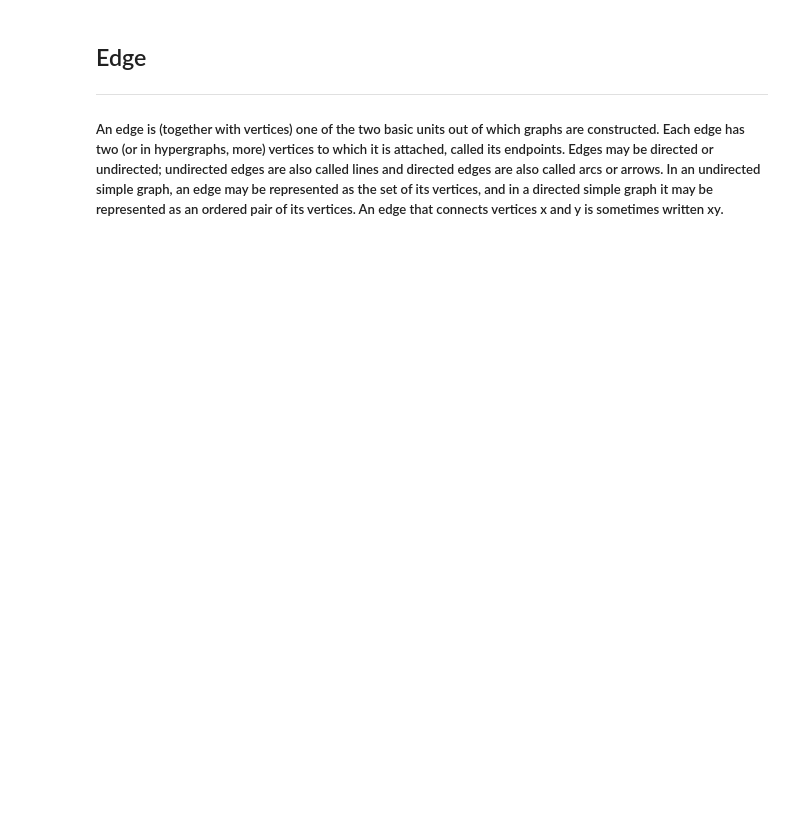
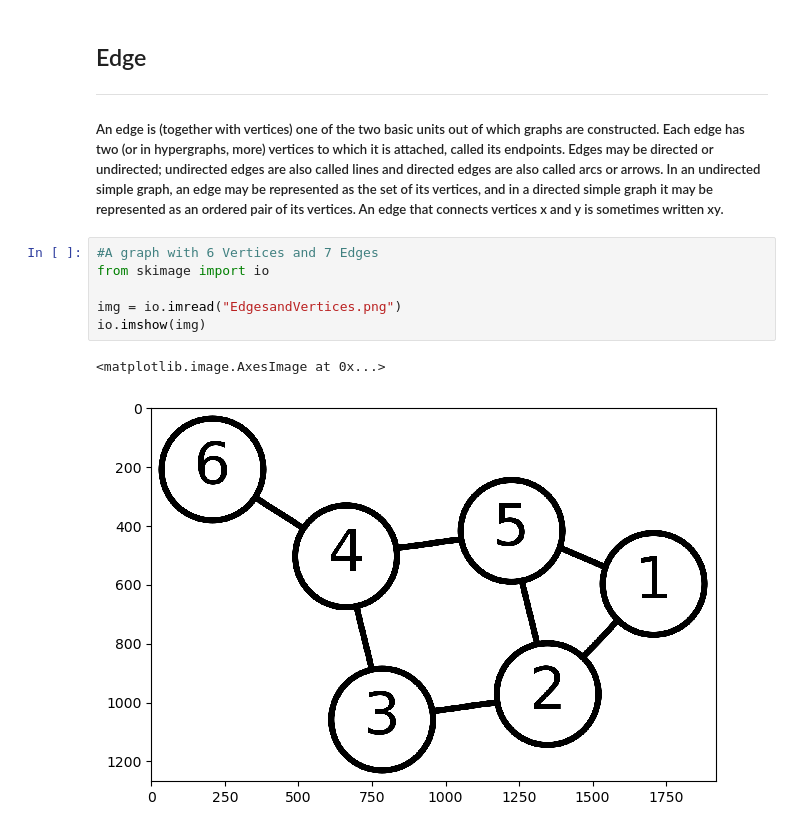
Before and after one commit to MateuszPietrzyk1/Graph-Theory-Project, a Jupyter notebook: GraphIsomorphism.ipynb, the cells around one changed output. Cells and saved outputs as stored; diff of their text form; blank space fills up the shorter version.

```diff
--- a/GraphIsomorphism.ipynb
+++ b/GraphIsomorphism.ipynb
@@ -15,3 +15,12 @@
 ## Edge
 ----------------------------------------------------------------------
 ##### An edge is (together with vertices) one of the two basic units out of which graphs are constructed. Each edge has two (or in hypergraphs, more) vertices to which it is attached, called its endpoints. Edges may be directed or undirected; undirected edges are also called lines and directed edges are also called arcs or arrows. In an undirected simple graph, an edge may be represented as the set of its vertices, and in a directed simple graph it may be represented as an ordered pair of its vertices. An edge that connects vertices x and y is sometimes written xy.
+# %%
+#A graph with 6 Vertices and 7 Edges
+from skimage import io
+
+img = io.imread("EdgesandVertices.png")
+io.imshow(img)
+# %% [output]
+<matplotlib.image.AxesImage at 0x...>
+[figure, added]
```
Also changed, not shown: parts of 4 cells of this notebook.
